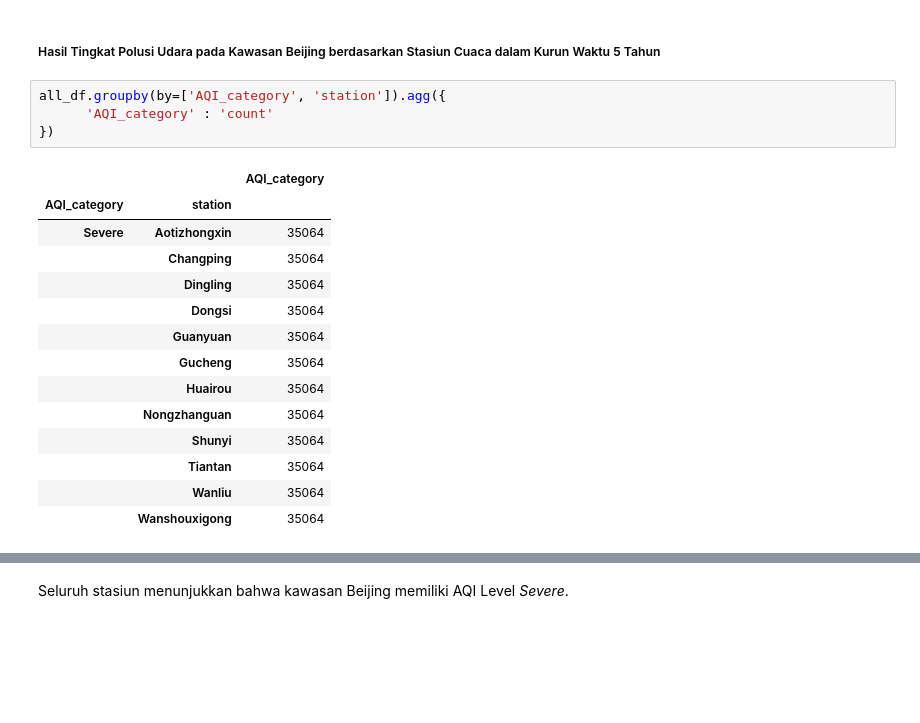
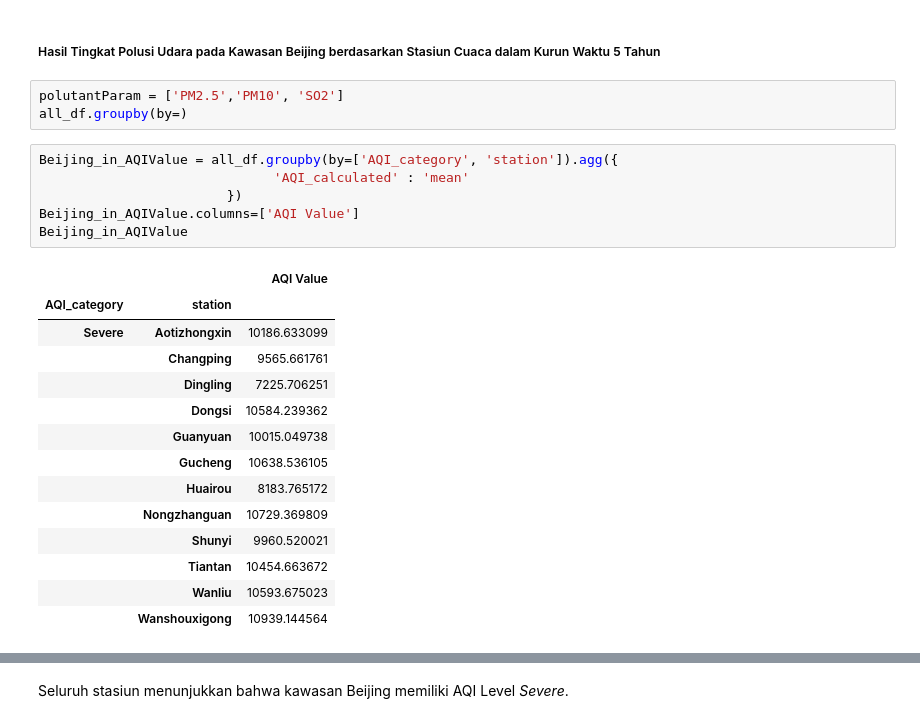
Before and after one commit to QaruzDin/Air-quality-dataset, a Jupyter notebook: Submission/notebook.ipynb, the cells around one changed output, grey strips where cells are left out. Cells and saved outputs as stored; diff of their text form; blank space fills up the shorter version.

```diff
--- a/Submission/notebook.ipynb
+++ b/Submission/notebook.ipynb
@@ -976,22 +1014,27 @@ AQI_category      0
 dtype: int64
 # %% [markdown]
 ##### Hasil Tingkat Polusi Udara pada Kawasan Beijing berdasarkan Stasiun Cuaca dalam Kurun Waktu 5 Tahun
+# %%
+polutantParam = ['PM2.5','PM10', 'SO2']
+all_df.groupby(by=)
 # %%
-all_df.groupby(by=['AQI_category', 'station']).agg({
-      'AQI_category' : 'count'
-})
+Beijing_in_AQIValue = all_df.groupby(by=['AQI_category', 'station']).agg({
+                              'AQI_calculated' : 'mean'
+                        })
+Beijing_in_AQIValue.columns=['AQI Value']
+Beijing_in_AQIValue
 # %% [output]
-|  |  | AQI_category |
+|  |  | AQI Value |
 | AQI_category | station |  |
-| Severe | Aotizhongxin | 35064 |
-|  | Changping | 35064 |
-|  | Dingling | 35064 |
-|  | Dongsi | 35064 |
-|  | Guanyuan | 35064 |
-|  | Gucheng | 35064 |
-|  | Huairou | 35064 |
-|  | Nongzhanguan | 35064 |
-|  | Shunyi | 35064 |
-|  | Tiantan | 35064 |
-|  | Wanliu | 35064 |
-|  | Wanshouxigong | 35064 |
+| Severe | Aotizhongxin | 10186.633099 |
+|  | Changping | 9565.661761 |
+|  | Dingling | 7225.706251 |
+|  | Dongsi | 10584.239362 |
+|  | Guanyuan | 10015.049738 |
+|  | Gucheng | 10638.536105 |
+|  | Huairou | 8183.765172 |
+|  | Nongzhanguan | 10729.369809 |
+|  | Shunyi | 9960.520021 |
+|  | Tiantan | 10454.663672 |
+|  | Wanliu | 10593.675023 |
+|  | Wanshouxigong | 10939.144564 |
```
Also changed, not shown: parts of 21 cells of this notebook.
